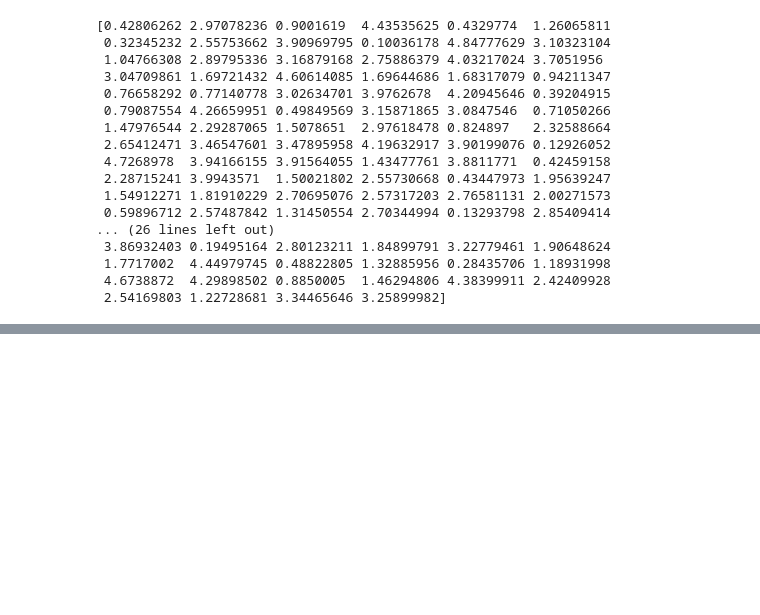
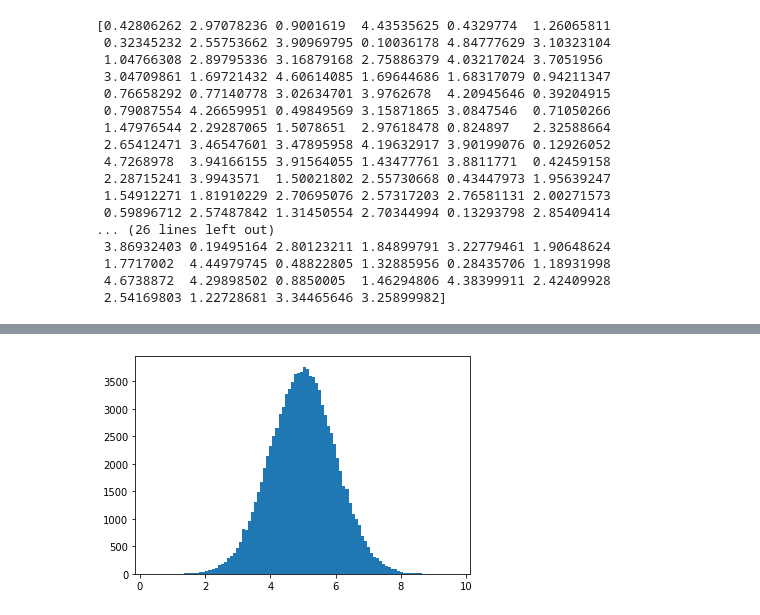
Before and after one commit to Imeneallouche/artificial-intelligence, a Jupyter notebook: Basics.ipynb, the cells around one changed output, grey strips where cells are left out. Saved outputs shown, nothing was run; the diff lists cells and outputs as text; code cells hidden in the pictures; blank space fills up the shorter version.

```diff
--- a/Basics.ipynb
+++ b/Basics.ipynb
@@ -135,0 +145,10 @@ plt.show()
+# %%
+import numpy
+import matplotlib.pyplot as plt
+
+BigData = numpy.random.normal(5.0, 1.0, 1000000)
+
+plt.hist(x, 100)
+plt.show()
+# %% [output]
+[figure, added]
```
Also changed, not shown: parts of 9 cells of this notebook.
